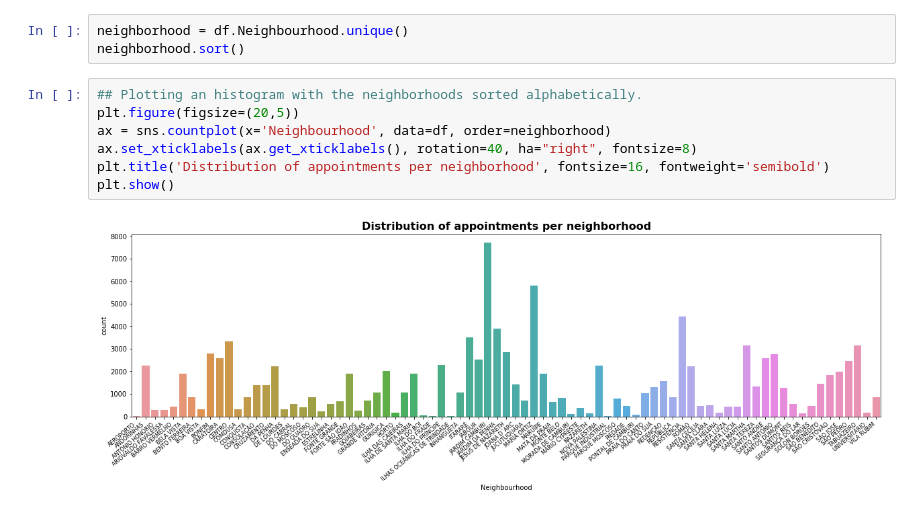
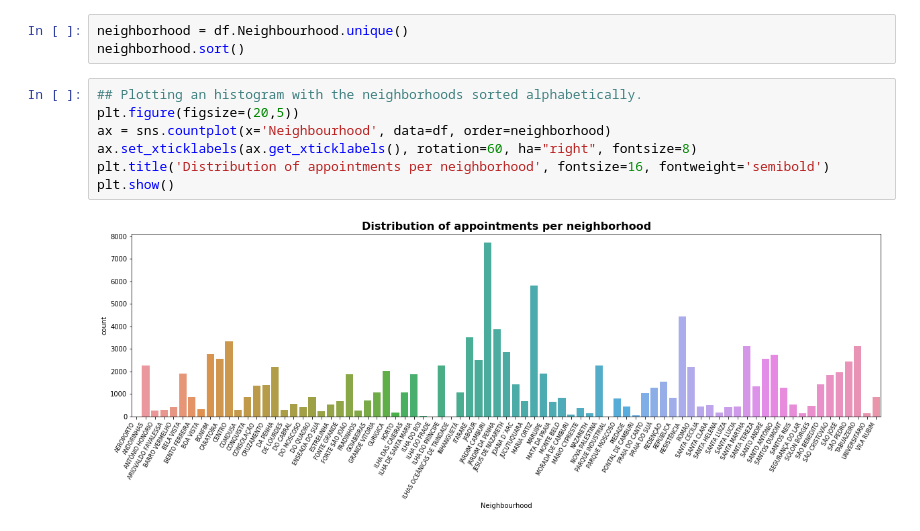
Before and after one commit to Lashuk1729/Medical-Appointment-No-Shows, a Jupyter notebook: Investigate_a_Dataset.ipynb, the cells around one changed output. Drawn from its saved outputs; the diff is of its cells as text.

```diff
--- a/Investigate_a_Dataset.ipynb
+++ b/Investigate_a_Dataset.ipynb
@@ -458,9 +574,9 @@ neighborhood.sort()
 # %%
 ## Plotting an histogram with the neighborhoods sorted alphabetically.
 plt.figure(figsize=(20,5))
 ax = sns.countplot(x='Neighbourhood', data=df, order=neighborhood)
-ax.set_xticklabels(ax.get_xticklabels(), rotation=40, ha="right", fontsize=8)
+ax.set_xticklabels(ax.get_xticklabels(), rotation=60, ha="right", fontsize=8)
 plt.title('Distribution of appointments per neighborhood', fontsize=16, fontweight='semibold')
 plt.show()
 # %% [output]
-[figure, old version]
+[figure, new version]
```
Also changed, not shown: parts of 16 cells of this notebook.
